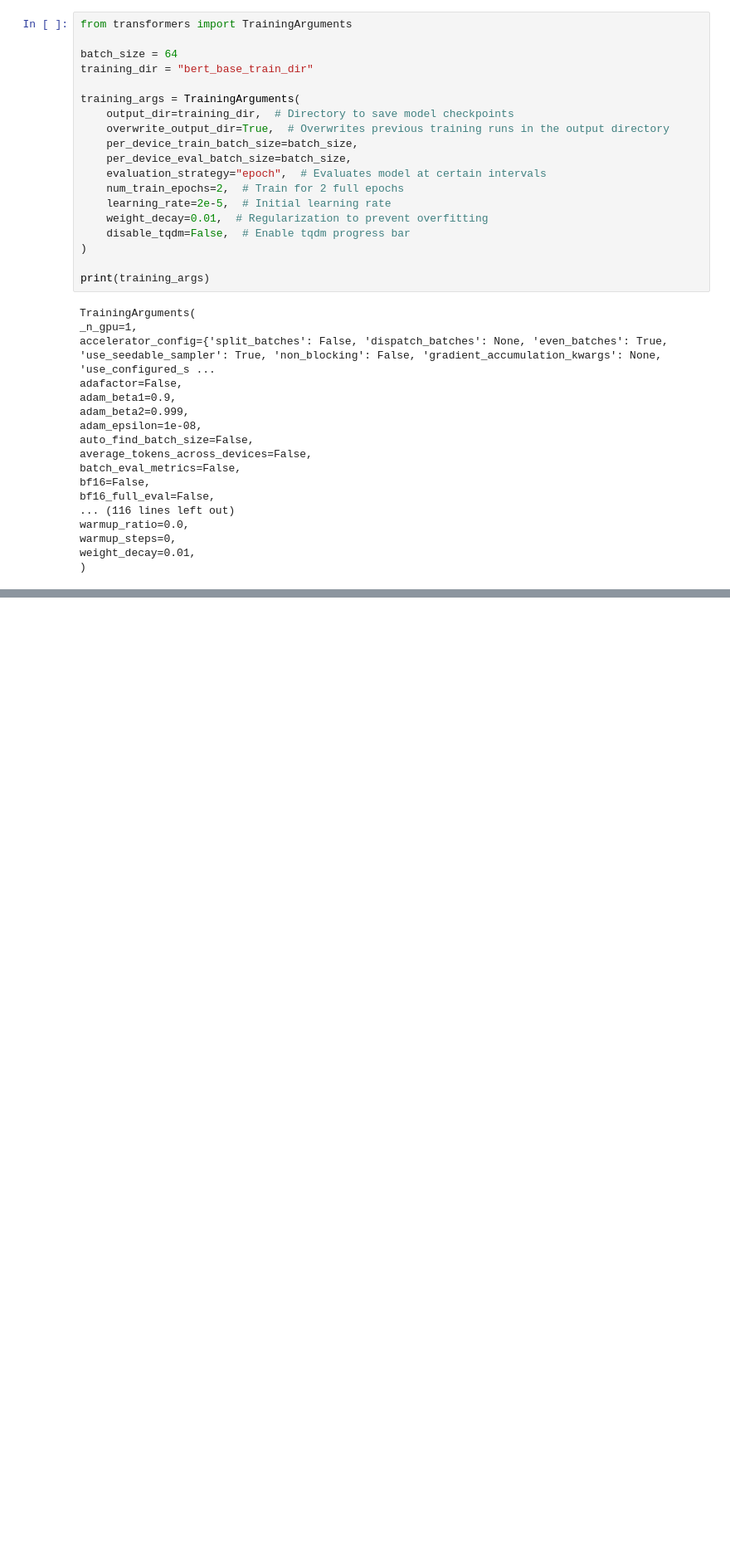
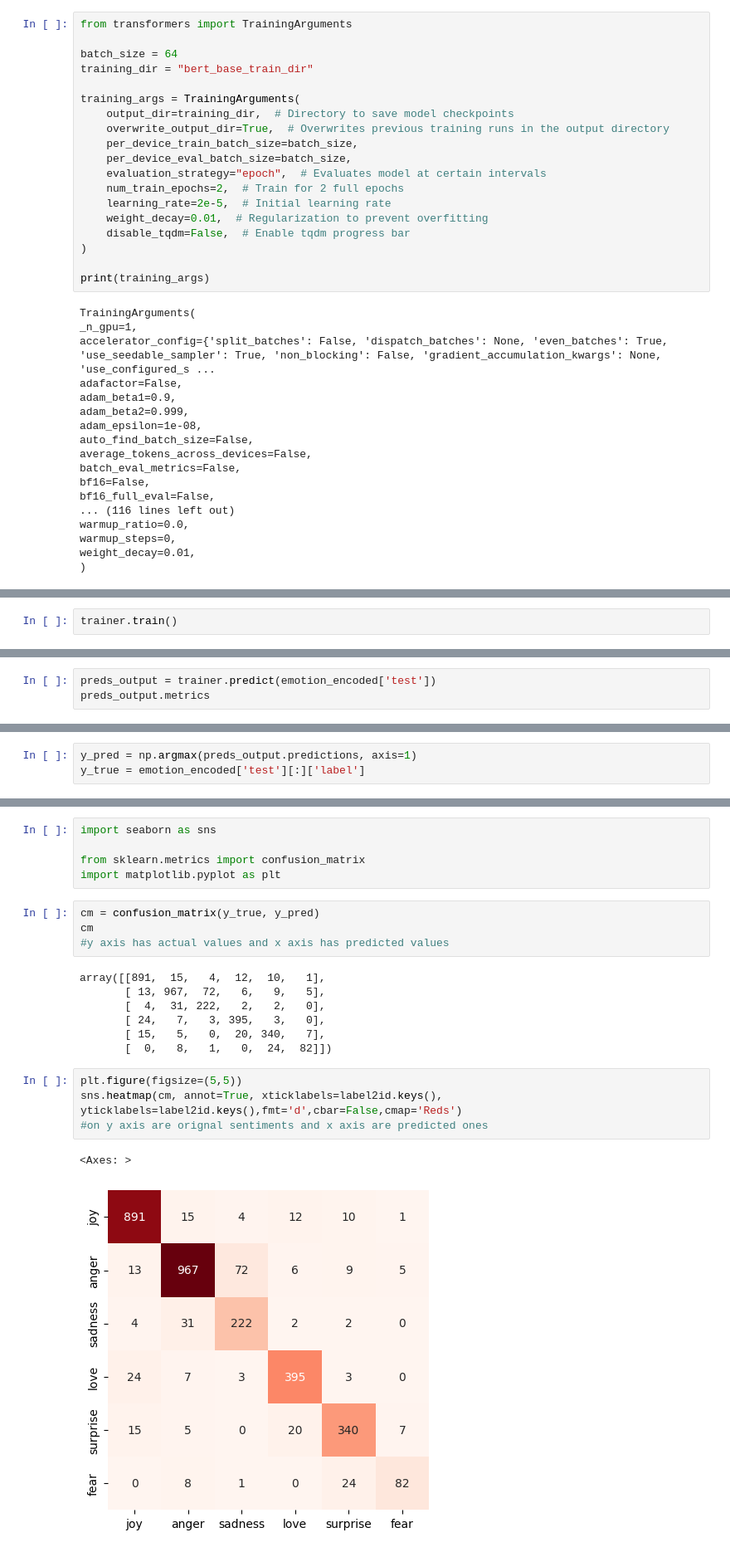
Before and after one commit to Muhammad-Asif10710/Gen-AI, a Jupyter notebook: Model_Training.ipynb, the cells around one changed output, grey strips where cells are left out. Shown at 83% size. Drawn from its saved outputs; the diff is of its cells as text; blank space fills up the shorter version.

```diff
--- a/Model_Training.ipynb
+++ b/Model_Training.ipynb
@@ -237,0 +296,2 @@ weight_decay=0.01,
+# %%
+trainer.train()
@@ -237,0 +321,3 @@ weight_decay=0.01,
+# %%
+preds_output = trainer.predict(emotion_encoded['test'])
+preds_output.metrics
@@ -237,0 +332,3 @@ weight_decay=0.01,
+# %%
+y_pred = np.argmax(preds_output.predictions, axis=1)
+y_true = emotion_encoded['test'][:]['label']
@@ -237,0 +351,23 @@ weight_decay=0.01,
+# %%
+import seaborn as sns
+
+from sklearn.metrics import confusion_matrix
+import matplotlib.pyplot as plt
+# %%
+cm = confusion_matrix(y_true, y_pred)
+cm
+#y axis has actual values and x axis has predicted values
+# %% [output]
+array([[891,  15,   4,  12,  10,   1],
+       [ 13, 967,  72,   6,   9,   5],
+       [  4,  31, 222,   2,   2,   0],
+       [ 24,   7,   3, 395,   3,   0],
+       [ 15,   5,   0,  20, 340,   7],
+       [  0,   8,   1,   0,  24,  82]])
+# %%
+plt.figure(figsize=(5,5))
+sns.heatmap(cm, annot=True, xticklabels=label2id.keys(), yticklabels=label2id.keys(),fmt='d',cbar=False,cmap='Reds')
+#on y axis are orignal sentiments and x axis are predicted ones
+# %% [output]
+<Axes: >
+[figure, added]
```
Also changed, not shown: parts of 13 cells of this notebook.
